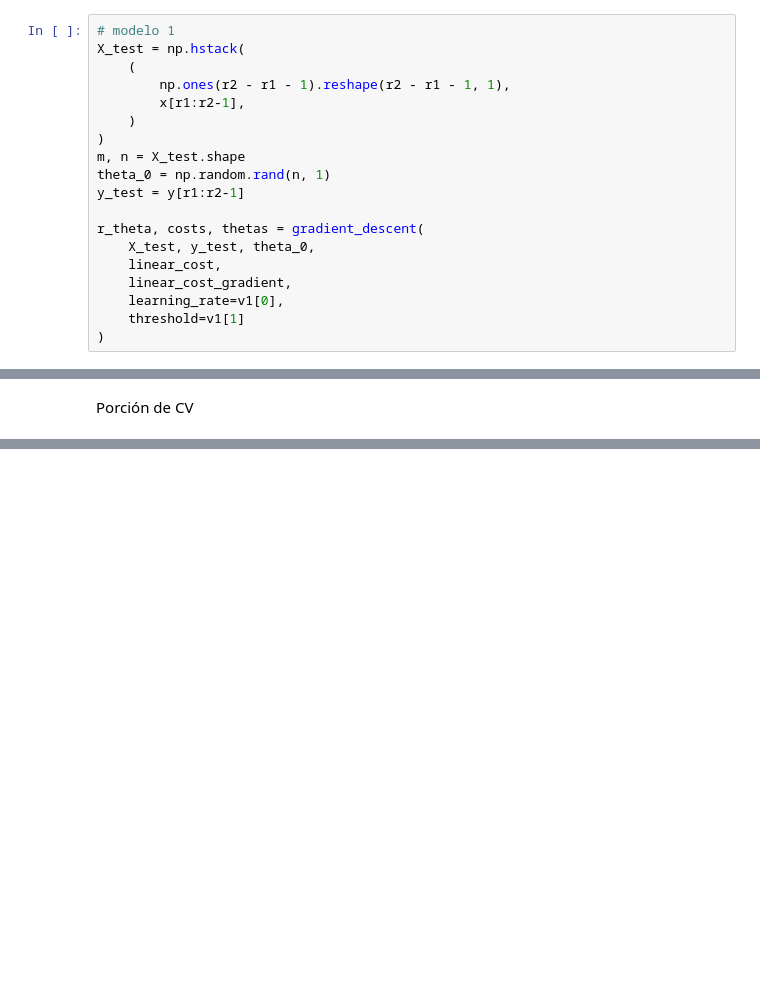
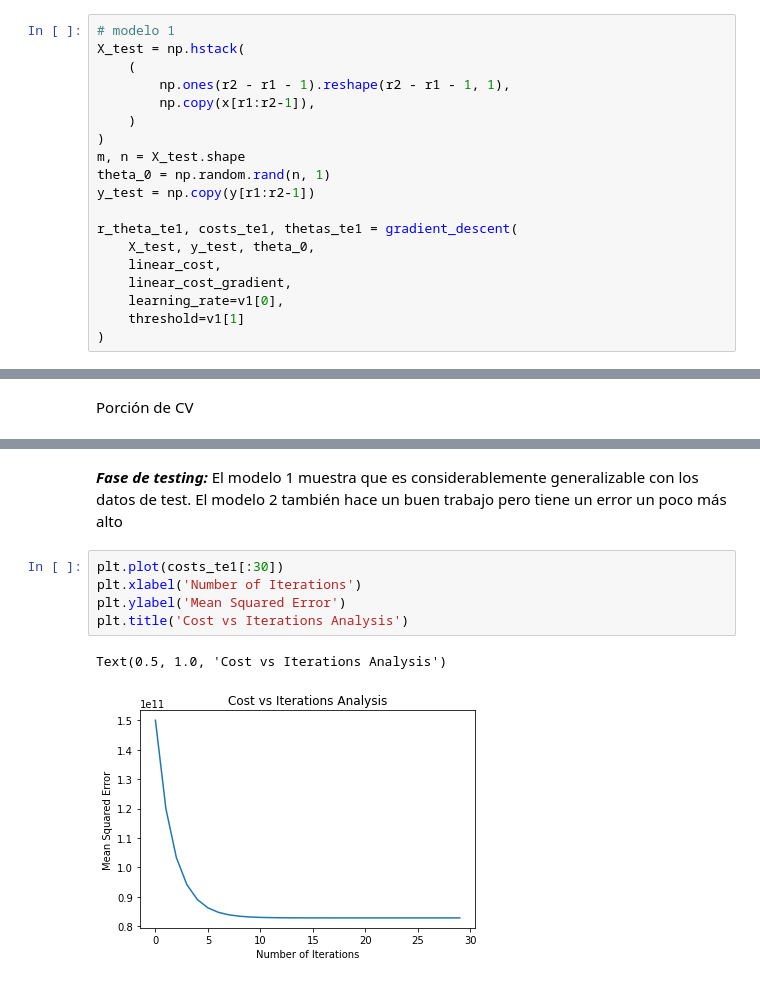
Before and after one commit to LinddM/eml-lab4, a Jupyter notebook: Lab4.ipynb, the cells around one changed output, grey strips where cells are left out. Saved outputs shown, nothing was run; the diff lists cells and outputs as text; blank space fills up the shorter version.

```diff
--- a/Lab4.ipynb
+++ b/Lab4.ipynb
@@ -96,14 +109,14 @@ Porción de test
 X_test = np.hstack(
     (
         np.ones(r2 - r1 - 1).reshape(r2 - r1 - 1, 1),
-        x[r1:r2-1],
+        np.copy(x[r1:r2-1]),
     )
 )
 m, n = X_test.shape
 theta_0 = np.random.rand(n, 1)
-y_test = y[r1:r2-1]
+y_test = np.copy(y[r1:r2-1])
 
-r_theta, costs, thetas = gradient_descent(
+r_theta_te1, costs_te1, thetas_te1 = gradient_descent(
     X_test, y_test, theta_0,
     linear_cost,
     linear_cost_gradient,
@@ -171,0 +207,10 @@ r_theta, costs, thetas = gradient_descent(
+# %% [markdown]
+***Fase de testing:*** El modelo 1 muestra que es considerablemente generalizable con los datos de test. El modelo 2 también hace un buen trabajo pero tiene un error un poco más alto
+# %%
+plt.plot(costs_te1[:30])
+plt.xlabel('Number of Iterations')
+plt.ylabel('Mean Squared Error')
+plt.title('Cost vs Iterations Analysis')
+# %% [output]
+Text(0.5, 1.0, 'Cost vs Iterations Analysis')
+[figure, added]
```
Also changed, not shown: parts of 19 cells of this notebook.
